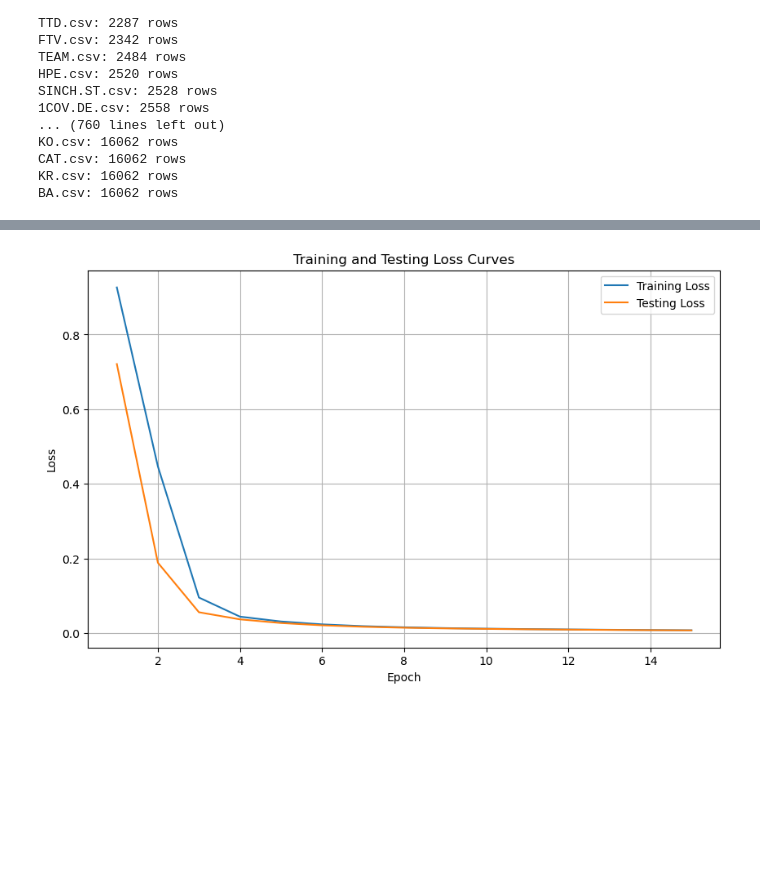
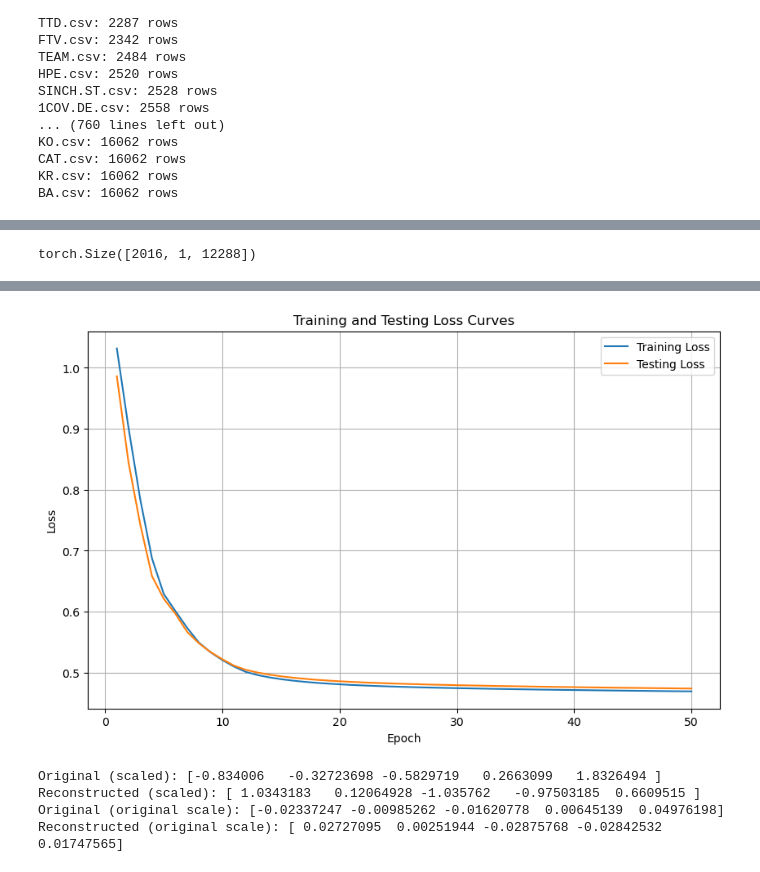
Before and after one commit to magiccpp/NEAT, a Jupyter notebook: autoencoder_v4.ipynb, the cells around one changed output, grey strips where cells are left out. Cells and saved outputs as stored; diff of their text form; code cells hidden in the pictures; blank space fills up the shorter version.

```diff
--- a/autoencoder_v4.ipynb
+++ b/autoencoder_v4.ipynb
@@ -82,7 +82,7 @@ KR.csv: 16062 rows
 BA.csv: 16062 rows
 # %%
 # find out the stock IDs which has at least 15000 rows of data
-stock_ids = [filename[:-4] for filename, count in sorted_csv_files if count >= 15000]
+stock_ids = [filename[:-4] for filename, count in sorted_csv_files if count > 15999]
 
 print("\nStock IDs with at least 15000 rows of data:")
 for stock_id in stock_ids:
@@ -244,3 +285,7 @@ train_df, test_df = train_test_split(wider_df_for_autoencoder, test_size=0.2, ra
+# %%
+train_tensor.shape
+# %% [output]
+torch.Size([2016, 1, 12288])
 # %%
 import torch
 import torch.nn as nn
@@ -249,12 +294,11 @@ from torch.utils.data import DataLoader, TensorDataset
 import matplotlib.pyplot as plt
 from sklearn.preprocessing import StandardScaler # For robust normalization
 import numpy as np
+import pandas as pd  # Import pandas
 
 # Ensure reproducibility
 torch.manual_seed(42)
 
-# --- Data Preparation with StandardScaler ---
-# Assuming train_df and test_df are pandas DataFrames
 # Convert to numpy for scaling and then back to tensor
 scaler = StandardScaler()
 
@@ -272,45 +316,64 @@ test_dataset = TensorDataset(test_tensor, test_tensor)
 train_loader = DataLoader(train_dataset, batch_size=32, shuffle=True)
 test_loader = DataLoader(test_dataset, batch_size=32, shuffle=False)
 
+import torch
+import torch.nn as nn
+
+import torch
+import torch.nn as nn
+
+import torch
+import torch.nn as nn
+
 class SparseConvAutoencoder(nn.Module):
     def __init__(self, input_length, sparsity_param=0.05, beta=1e-3):
         super(SparseConvAutoencoder, self).__init__()
         self.sparsity_param = sparsity_param
         self.beta = beta
 
-        # Encoder with reduced channels and smaller kernel size
+        # Encoder (conv only)
         self.encoder = nn.Sequential(
-            nn.Conv1d(in_channels=1, out_channels=8, kernel_size=2, stride=2, padding=1),
+            nn.Conv1d(in_channels=1, out_channels=4, kernel_size=8, stride=4, padding=0),
             nn.ReLU(),
-            nn.Conv1d(in_channels=8, out_channels=16, kernel_size=2, stride=2, padding=1),
+            nn.Conv1d(in_channels=4, out_channels=8, kernel_size=8, stride=4, padding=0),
             nn.ReLU()
         )
 
-        # Decoder with reduced channels and smaller kernel size
+        # Decoder (transpose conv only)
         self.decoder = nn.Sequential(
-            nn.ConvTranspose1d(in_channels=16, out_channels=8, kernel_size=2, stride=2, padding=1, output_padding=1),
-            nn.LeakyReLU(0.01),
-            nn.ConvTranspose1d(in_channels=8, out_channels=1, kernel_size=2, stride=2, padding=1, output_padding=0),
+            nn.ConvTranspose1d(in_channels=8, out_channels=4, kernel_size=8, stride=4, padding=0, output_padding=3),
+            nn.ReLU(),
+            nn.ConvTranspose1d(in_channels=4, out_channels=1, kernel_size=8, stride=4, padding=0, output_padding=0),
             nn.Identity()
         )
 
     def forward(self, x):
+        # Encode
         encoded = self.encoder(x)
+        # Decode
         decoded = self.decoder(encoded)
         return decoded
 
     def sparsity_loss(self, hidden):
-        rho_hat = torch.mean(hidden, dim=(0, 2))
+        """
+        Computes KL divergence sparsity loss on hidden activations.
+        Args:
+            hidden (Tensor): The hidden activations from encoder.
+        Returns:
+            Tensor: The computed sparsity loss.
+        """
+        rho_hat = torch.mean(hidden, dim=(0, 2))  # mean activation per channel
         rho = torch.full_like(rho_hat, self.sparsity_param)
         kl_divergence = rho * torch.log(rho / (rho_hat + 1e-10)) + \
                         (1 - rho) * torch.log((1 - rho) / (1 - rho_hat + 1e-10))
         return self.beta * torch.sum(kl_divergence)
 
+
 # Hyperparameters
 input_length = train_tensor.shape[2]  # Length of the input sequence
 sparsity_param = 0.05
 beta = 1e-3
-num_epochs = 15
+num_epochs = 50
 learning_rate = 1e-3
 batch_size = 32
 
@@ -369,17 +432,17 @@ plt.show()
 
 # Example of reconstruction (after training)
 # You might want to inverse transform the reconstructed data to original scale
-# with torch.no_grad():
-#     sample_input = next(iter(test_loader))[0][0].unsqueeze(0) # Get one sample
-#     reconstructed_output = model(sample_input).squeeze().numpy()
-#     original_input = sample_input.squeeze().numpy()
-#
-#     # Inverse transform if you want to see original scale
-#     reconstructed_original_scale = scaler.inverse_transform(reconstructed_output.reshape(1, -1)).flatten()
-#     original_original_scale = scaler.inverse_transform(original_input.reshape(1, -1)).flatten()
-#
-#     print("\nOriginal (scaled):", original_input[:5])
-#     print("Reconstructed (scaled):", reconstructed_output[:5])
-#     print("Original (original scale):", original_original_scale[:5])
-#     print("Reconstructed (original scale):", reconstructed_original_scale[:5])
+with torch.no_grad():
+    sample_input = next(iter(test_loader))[0][0].unsqueeze(0) # Get one sample
+    reconstructed_output = model(sample_input).squeeze().numpy()
+    original_input = sample_input.squeeze().numpy()
+
+    # Inverse transform if you want to see original scale
+    reconstructed_original_scale = scaler.inverse_transform(reconstructed_output.reshape(1, -1)).flatten()
+    original_original_scale = scaler.inverse_transform(original_input.reshape(1, -1)).flatten()
+
+    print("\nOriginal (scaled):", original_input[:5])
+    print("Reconstructed (scaled):", reconstructed_output[:5])
+    print("Original (original scale):", original_original_scale[:5])
+    print("Reconstructed (original scale):", reconstructed_original_scale[:5])
 # %% [output]
@@ -401,4 +466,8 @@ Epoch [15/15], Train Loss: 0.007176, Test Loss: 0.006939
-[figure, old version]
+[figure, new version]
+Original (scaled): [-0.834006   -0.32723698 -0.5829719   0.2663099   1.8326494 ]
+Reconstructed (scaled): [ 1.0343183   0.12064928 -1.035762   -0.97503185  0.6609515 ]
+Original (original scale): [-0.02337247 -0.00985262 -0.01620778  0.00645139  0.04976198]
+Reconstructed (original scale): [ 0.02727095  0.00251944 -0.02875768 -0.02842532  0.01747565]
 # %%
 import plotly.graph_objects as go
 import torch
```
Also changed, not shown: parts of 14 cells of this notebook, 3 other files.
